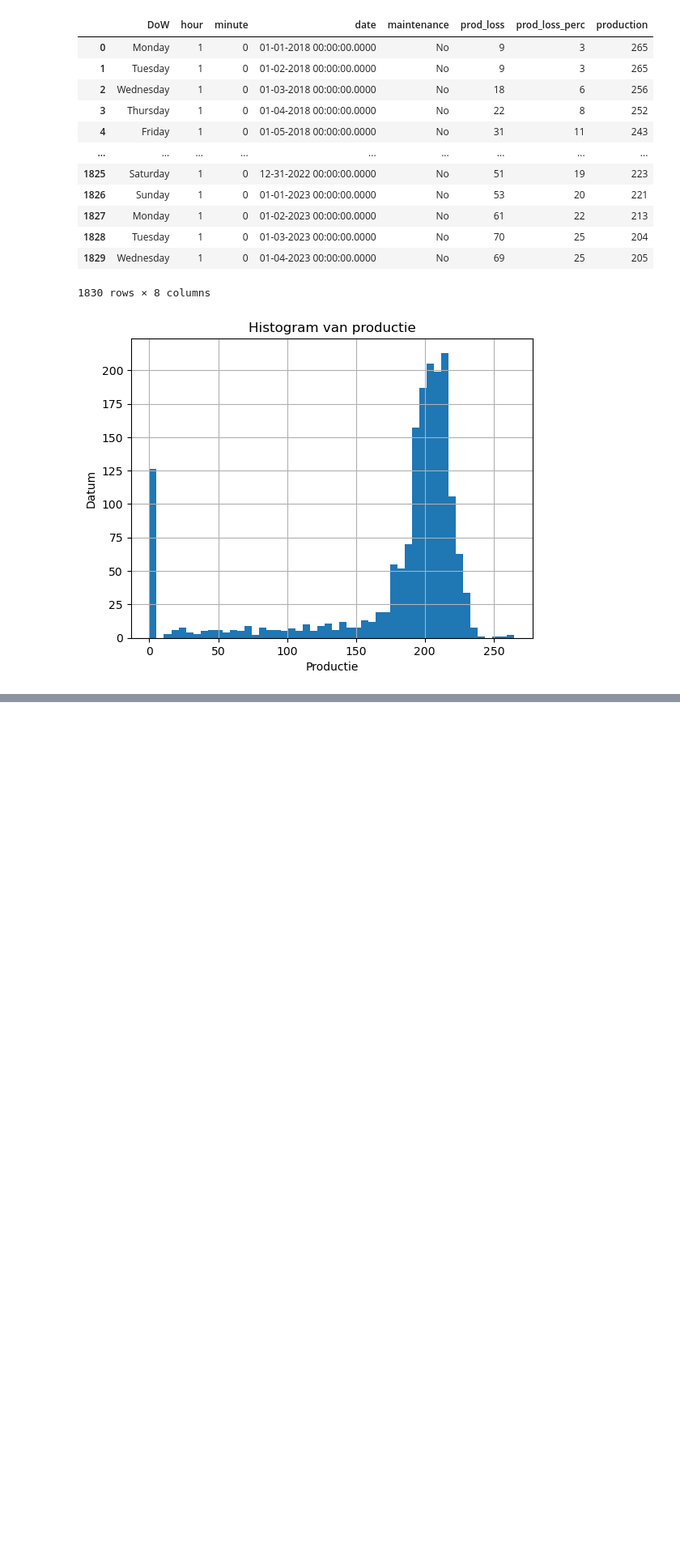
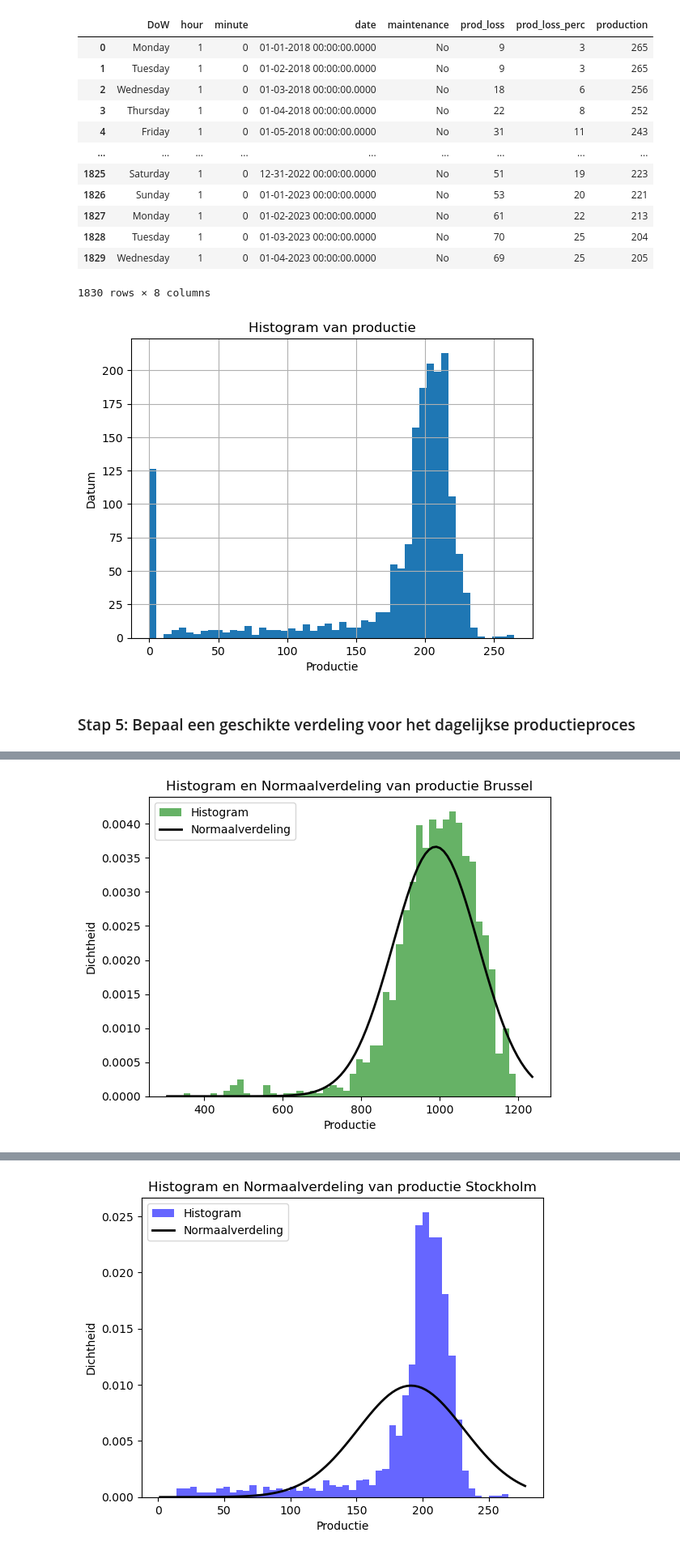
Before and after one commit to craftyraf/project-productie-proces, a Jupyter notebook: notebooks/Deel 1.ipynb, the cells around one changed output, grey strips where cells are left out. Shown at 81% size. Saved outputs shown, nothing was run; the diff lists cells and outputs as text; code cells hidden in the pictures; blank space fills up the shorter version.

Commit message:
Deel 1, stap 5 en 6

```diff
--- a/notebooks/Deel 1.ipynb
+++ b/notebooks/Deel 1.ipynb
@@ -159,3 +162,46 @@ plt.ylabel('Datum')
 plt.show()
 # %% [output]
 [figure]
+# %% [markdown]
+### Stap 5: Bepaal een geschikte verdeling voor het dagelijkse productieproces
+# %%
+# Filteren op maintenance en production voor BRU_df
+BRU_prod_df = BRU_df[(BRU_df['maintenance'] == 'No') & (BRU_df['production'] > 0)]
+print(BRU_prod_df)
+data_bru = BRU_prod_df['production']
+mean_bru, std_bru = stats.norm.fit(data_bru)
+
+# Histogram voor BRU_prod_df
+plt.hist(data_bru, bins=50, density=True, alpha=0.6, color='g', label='Histogram')
+
+# Normaalverdeling voor BRU_prod_df
+xmin, xmax = plt.xlim()
+x_bru = np.linspace(xmin, xmax, 100)
+p_bru = stats.norm.pdf(x_bru, mean_bru, std_bru)
+plt.plot(x_bru, p_bru, 'k', linewidth=2, label='Normaalverdeling')
+plt.title('Histogram en Normaalverdeling van productie Brussel')
+plt.xlabel('Productie')
+plt.ylabel('Dichtheid')
+plt.legend()
+plt.show()
+
+# Filteren op maintenance en production voor STO_df
+STO_prod_df = STO_df[(BRU_df['maintenance'] == 'No') & (STO_df['production'] > 0)]
+print(STO_prod_df)
+data_sto = STO_prod_df['production']
+mean_sto, std_sto = stats.norm.fit(data_sto)
+
+# Histogram voor STO_prod_df
+plt.hist(data_sto, bins=50, density=True, alpha=0.6, color='b', label='Histogram')
+
+# Normaalverdeling voor STO_prod_df
+xmin, xmax = plt.xlim()
+x_sto = np.linspace(xmin, xmax, 100)
+p_sto = stats.norm.pdf(x_sto, mean_sto, std_sto)
+plt.plot(x_sto, p_sto, 'k', linewidth=2, label='Normaalverdeling')
+plt.title('Histogram en Normaalverdeling van productie Stockholm')
+plt.xlabel('Productie')
+plt.ylabel('Dichtheid')
+plt.legend()
+plt.show()
+# %% [output]
@@ -161,0 +225 @@ plt.show()
+[figure, added]
@@ -161,0 +243 @@ plt.show()
+[figure, added]
```
Also changed, not shown: parts of 5 cells of this notebook.
